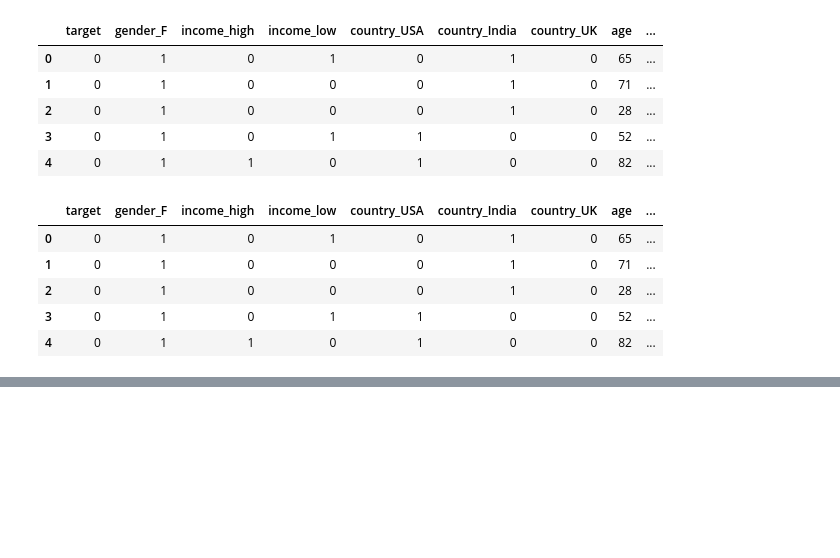
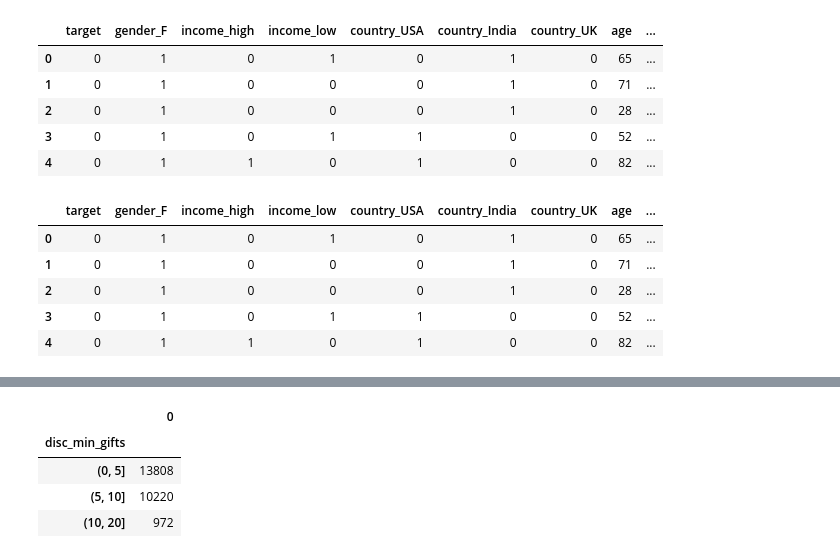
Before and after one commit to TangoMango223/schulich_MBAN6110, a Jupyter notebook: forward_stepwise_example/predictive_analytics_DC.ipynb, the cells around one changed output, grey strips where cells are left out. Saved outputs shown, nothing was run; the diff lists cells and outputs as text; code cells hidden in the pictures; blank space fills up the shorter version.

```diff
--- a/forward_stepwise_example/predictive_analytics_DC.ipynb
+++ b/forward_stepwise_example/predictive_analytics_DC.ipynb
@@ -391,0 +408,11 @@ df.head()
+# %%
+# Check sizing:
+a = df.groupby("disc_min_gifts").size()
+
+a.to_frame()
+# %% [output]
+|  | 0 |
+| disc_min_gifts |  |
+| (0, 5] | 13808 |
+| (5, 10] | 10220 |
+| (10, 20] | 972 |
```
Also changed, not shown: parts of 3 cells of this notebook.
